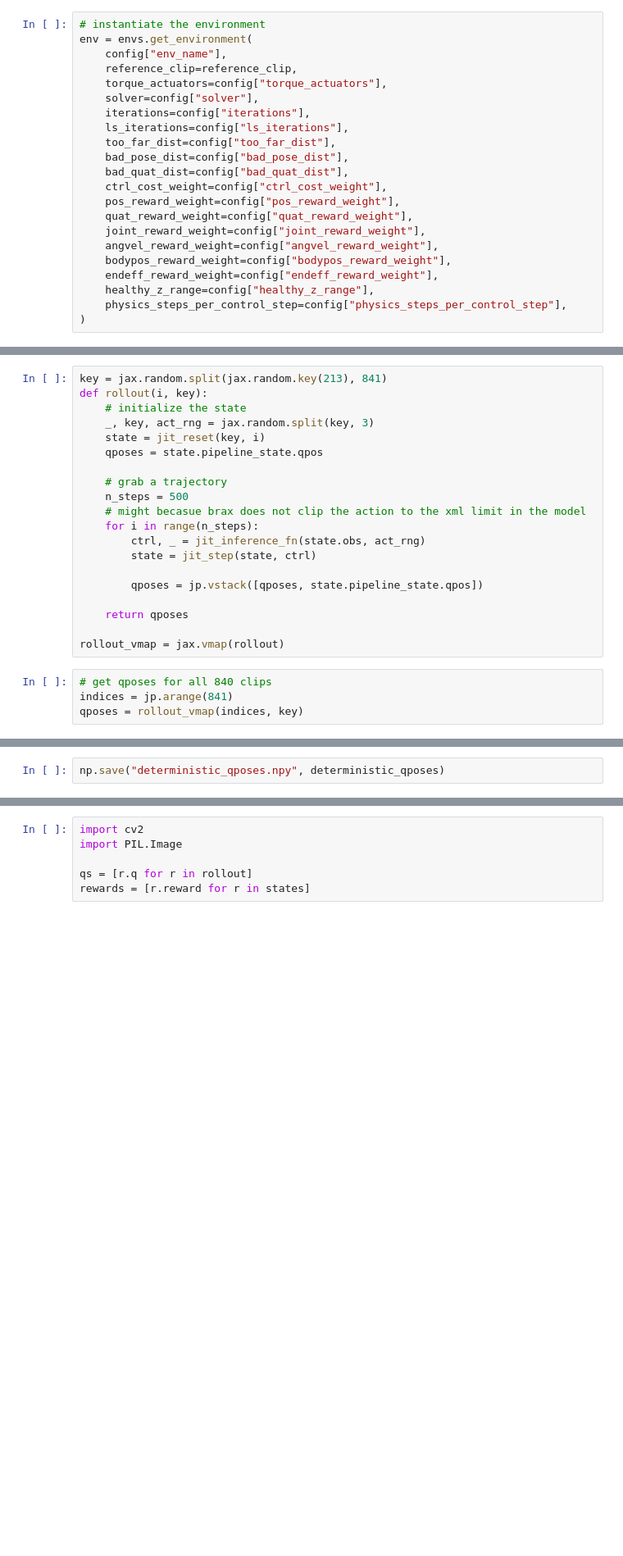
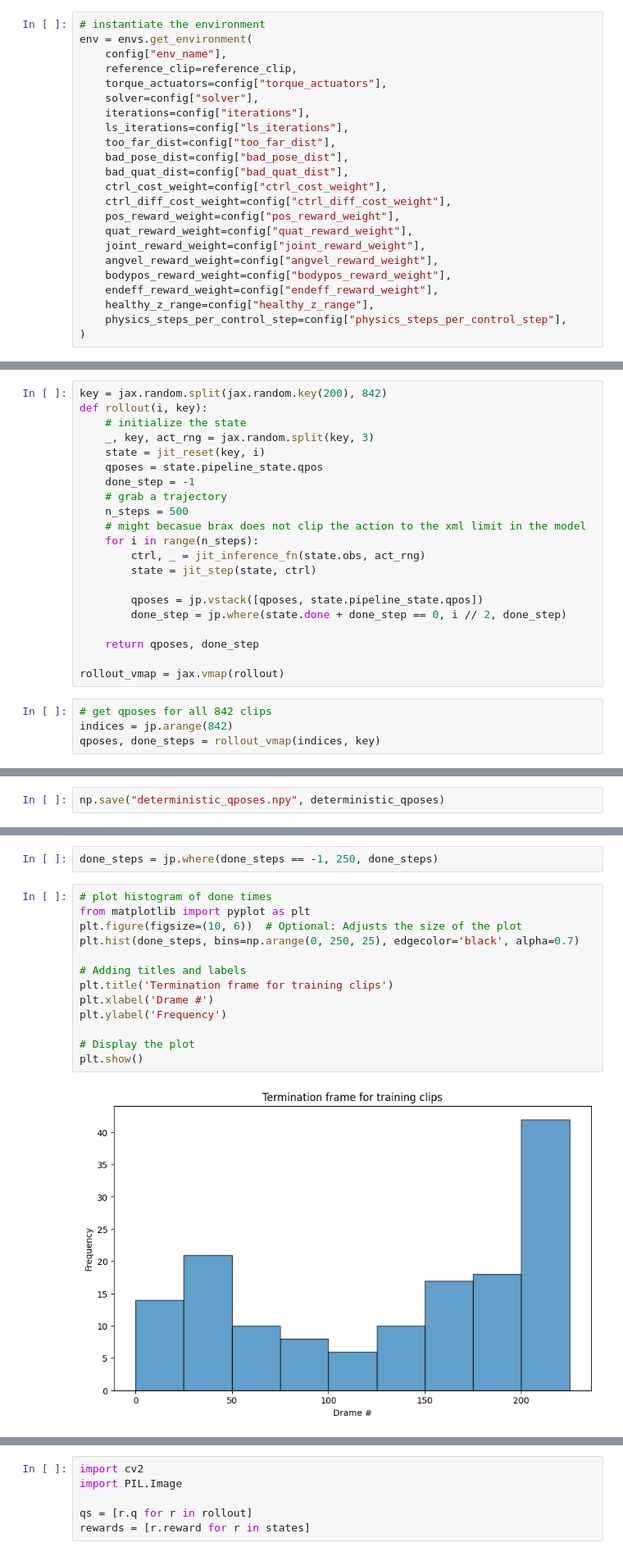
Before and after one commit to charles-zhng/Brax-Rodent-Run, a Jupyter notebook: render_rollout.ipynb, the cells around one changed output, grey strips where cells are left out. Shown at 82% size. Drawn from its saved outputs; the diff is of its cells as text; blank space fills up the shorter version.

```diff
--- a/render_rollout.ipynb
+++ b/render_rollout.ipynb
@@ -79,6 +80,7 @@ env = envs.get_environment(
     bad_pose_dist=config["bad_pose_dist"],
     bad_quat_dist=config["bad_quat_dist"],
     ctrl_cost_weight=config["ctrl_cost_weight"],
+    ctrl_diff_cost_weight=config["ctrl_diff_cost_weight"],
     pos_reward_weight=config["pos_reward_weight"],
     quat_reward_weight=config["quat_reward_weight"],
     joint_reward_weight=config["joint_reward_weight"],
@@ -163,13 +165,13 @@ for i in tqdm(range(n_steps)):
   rollout.append(state.pipeline_state)
   states.append(state)
 # %%
-key = jax.random.split(jax.random.key(213), 841)
+key = jax.random.split(jax.random.key(200), 842)
 def rollout(i, key):
     # initialize the state
     _, key, act_rng = jax.random.split(key, 3)
     state = jit_reset(key, i)
     qposes = state.pipeline_state.qpos
-
+    done_step = -1
     # grab a trajectory
     n_steps = 500
     # might becasue brax does not clip the action to the xml limit in the model
@@ -178,14 +180,15 @@ def rollout(i, key):
         state = jit_step(state, ctrl)
 
         qposes = jp.vstack([qposes, state.pipeline_state.qpos])
+        done_step = jp.where(state.done + done_step == 0, i // 2, done_step)
 
-    return qposes
+    return qposes, done_step
 
 rollout_vmap = jax.vmap(rollout)
 # %%
-# get qposes for all 840 clips
-indices = jp.arange(841)
-qposes = rollout_vmap(indices, key)
+# get qposes for all 842 clips
+indices = jp.arange(842)
+qposes, done_steps = rollout_vmap(indices, key)
 # %%
 deterministic_qposes = np.array(qposes[:, :-1, :])[:, ::2, :]
 deterministic_qposes.shape
@@ -196,3 +203,20 @@ np.save("deterministic_qposes.npy", deterministic_qposes)
+# %%
+done_steps = jp.where(done_steps == -1, 250, done_steps)
+# %%
+# plot histogram of done times
+from matplotlib import pyplot as plt
+plt.figure(figsize=(10, 6))  # Optional: Adjusts the size of the plot
+plt.hist(done_steps, bins=np.arange(0, 250, 25), edgecolor='black', alpha=0.7)
+
+# Adding titles and labels
+plt.title('Termination frame for training clips')
+plt.xlabel('Drame #')
+plt.ylabel('Frequency')
+
+# Display the plot
+plt.show()
+# %% [output]
+[figure, added]
 # %%
 import imageio
 from IPython.display import Video
```
Also changed, not shown: parts of 3 cells of this notebook, 2 other files.
